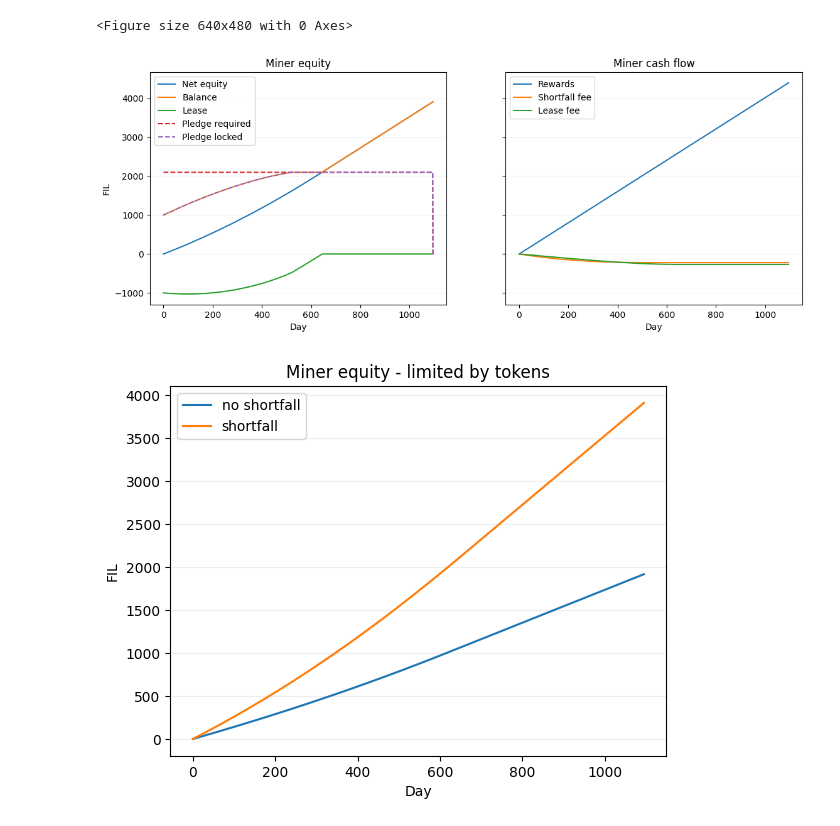
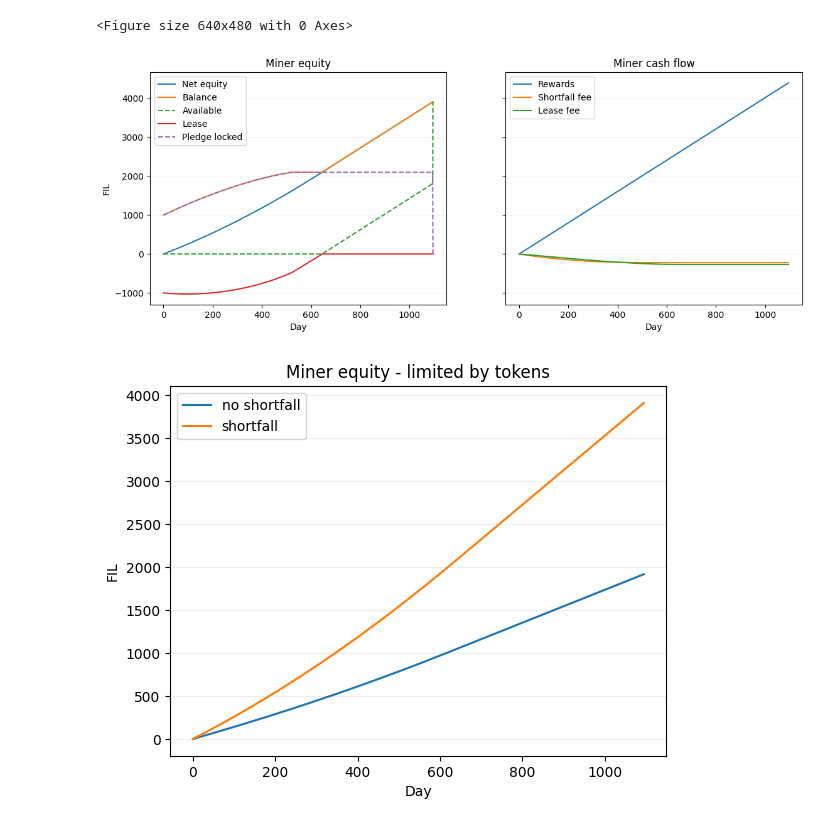
Before and after one commit to anorth/shortfall, a Jupyter notebook: explore.ipynb, the cells around one changed output. Drawn from its saved outputs; the diff is of its cells as text; code cells hidden in the pictures.

```diff
--- a/explore.ipynb
+++ b/explore.ipynb
@@ -12,3 +12,30 @@ import pandas as pd
 network = dataclasses.replace(MAINNET_FEB_2023, token_lease_fee=0.20)
 epochs = 3 * YEAR + 1
 stats_interval = DAY
+# %%
+def show_miner_accounting_charts(d):
+    plt.figure()
+    fig, (ax1, ax2) = plt.subplots(ncols=2, sharey=True, figsize=(13.4, 4.8))
+
+    # Balance sheet
+    ax1.grid(axis='y', color='#EEE')
+    ax1.plot(d['day'], d['net_equity'], label="Net equity")
+    ax1.plot(d['day'], d['balance'], label="Balance")
+    ax1.plot(d['day'], d['available'], '--', label="Available")
+    ax1.plot(d['day'], -d['lease'], label="Lease")
+    ax1.plot(d['day'], d['pledge_locked'], '--', label="Pledge locked")
+    ax1.set_title("Miner equity")
+    ax1.set_xlabel("Day")
+    ax1.set_ylabel("FIL")
+    ax1.legend()
+
+    # PnL
+    ax2.grid(axis='y', color='#EEE')
+    ax2.plot(d['day'], d['reward_earned'], label="Rewards")
+    ax2.plot(d['day'], -d['fee_burned'], label="Shortfall fee")
+    ax2.plot(d['day'], -d['lease_fee_accrued'], label="Lease fee")
+    ax2.set_title("Miner cash flow")
+    ax2.set_xlabel("Day")
+    ax2.legend()
+
+    plt.show()
@@ -37,33 +66,9 @@ d
 1096 rows × 14 columns
-# %%
-plt.figure()
-fig, (ax1, ax2) = plt.subplots(ncols=2, sharey=True, figsize=(13.4, 4.8))
-
-# Balance sheet
-ax1.grid(axis='y', color='#EEE')
-ax1.plot(d['day'], d['net_equity'], label="Net equity")
-ax1.plot(d['day'], d['balance'], label="Balance")
-ax1.plot(d['day'], -d['lease'], label="Lease")
-ax1.plot(d['day'], d['pledge_required'], '--', label="Pledge required")
-ax1.plot(d['day'], d['pledge_locked'], '--', label="Pledge locked")
-ax1.set_title("Miner equity")
-ax1.set_xlabel("Day")
-ax1.set_ylabel("FIL")
-ax1.legend()
-
-# PnL
-ax2.grid(axis='y', color='#EEE')
-ax2.plot(d['day'], d['reward_earned'], label="Rewards")
-ax2.plot(d['day'], -d['shortfall_fee_burned'], label="Shortfall fee")
-ax2.plot(d['day'], -d['lease_fee_accrued'], label="Lease fee")
-ax2.set_title("Miner cash flow")
-ax2.set_xlabel("Day")
-ax2.legend()
-
-plt.show()
-# %% [output]
-<Figure size 640x480 with 0 Axes>
-[figure, removed]
+# %%
+show_miner_accounting_charts(repay_shortfall_df)
+# %% [output]
+<Figure size 640x480 with 0 Axes>
+[figure, added]
 # %%
 cfgs = {
     'no shortfall': SimConfig(
```
Also changed, not shown: parts of 7 cells of this notebook, 5 other files.
